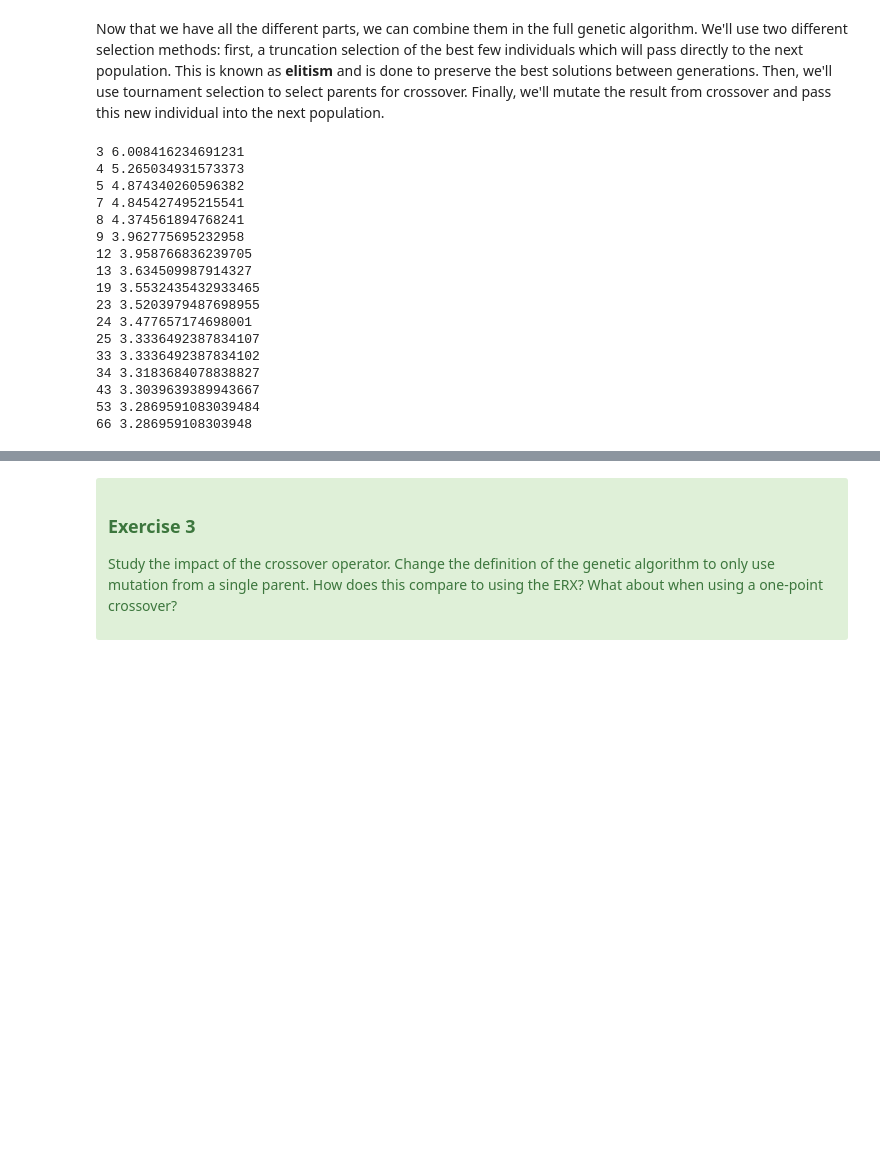
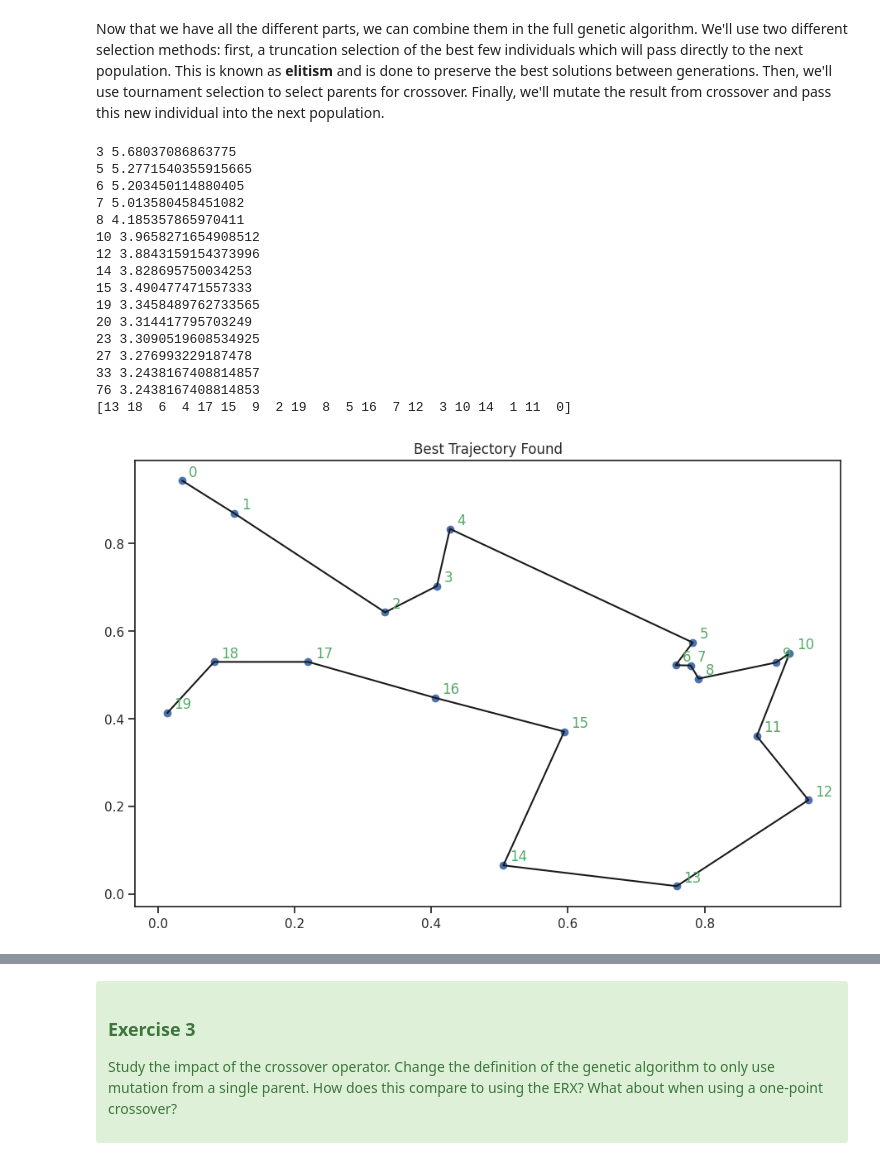
Before and after one commit to RaisingEntropy/evolutionary_computation, a Jupyter notebook: ga/genetic_algorithm.ipynb, the cells around one changed output, grey strips where cells are left out. Saved outputs shown, nothing was run; the diff lists cells and outputs as text; code cells hidden in the pictures; blank space fills up the shorter version.

```diff
--- a/ga/genetic_algorithm.ipynb
+++ b/ga/genetic_algorithm.ipynb
@@ -442,31 +442,43 @@ for i in range(n_cities):
 # %%
 n_population = 100
 n_gen = 100
 population = np.array([rng.permutation(n_cities) for i in range(n_population)])
 minfit = np.zeros(n_gen)
 for i in range(n_gen):
     population, fitness = ga_step(population)
     minfit[i] = np.min(fitness)
     if i > 2 and minfit[i] < minfit[i-1]:
         print(i, minfit[i])
+
+final_fitness = evaluate(population, d)
+best_route = population[np.argmin(final_fitness)]
+print(best_route)
+
+fig = plt.figure(figsize=(11, 7))
+ax = plt.subplot(1, 1, 1)
+plt.title("Best Trajectory Found")
+ax.scatter(cities[best_route, 0], cities[best_route, 1])
+ax.plot(cities[best_route, 0], cities[best_route, 1], 'k')
+for i in range(n_cities):
+    ax.annotate(i, (cities[best_route[i], 0]+0.01, cities[best_route[i], 1]+0.01), c='g')
 # %% [output]
-3 6.008416234691231
-4 5.265034931573373
-5 4.874340260596382
-7 4.845427495215541
-8 4.374561894768241
-9 3.962775695232958
-12 3.958766836239705
-13 3.634509987914327
-19 3.5532435432933465
-23 3.5203979487698955
-24 3.477657174698001
-25 3.3336492387834107
-33 3.3336492387834102
-34 3.3183684078838827
-43 3.3039639389943667
-53 3.2869591083039484
-66 3.286959108303948
+3 5.68037086863775
+5 5.2771540355915665
+6 5.203450114880405
+7 5.013580458451082
+8 4.185357865970411
+10 3.9658271654908512
+12 3.8843159154373996
+14 3.828695750034253
+15 3.490477471557333
+19 3.3458489762733565
+20 3.314417795703249
+23 3.3090519608534925
+27 3.276993229187478
+33 3.2438167408814857
+76 3.2438167408814853
+[13 18  6  4 17 15  9  2 19  8  5 16  7 12  3 10 14  1 11  0]
+[figure, added]
 # %%
 plt.plot(minfit);
 # %% [output]
```
Also changed, not shown: parts of 1 cell of this notebook.
